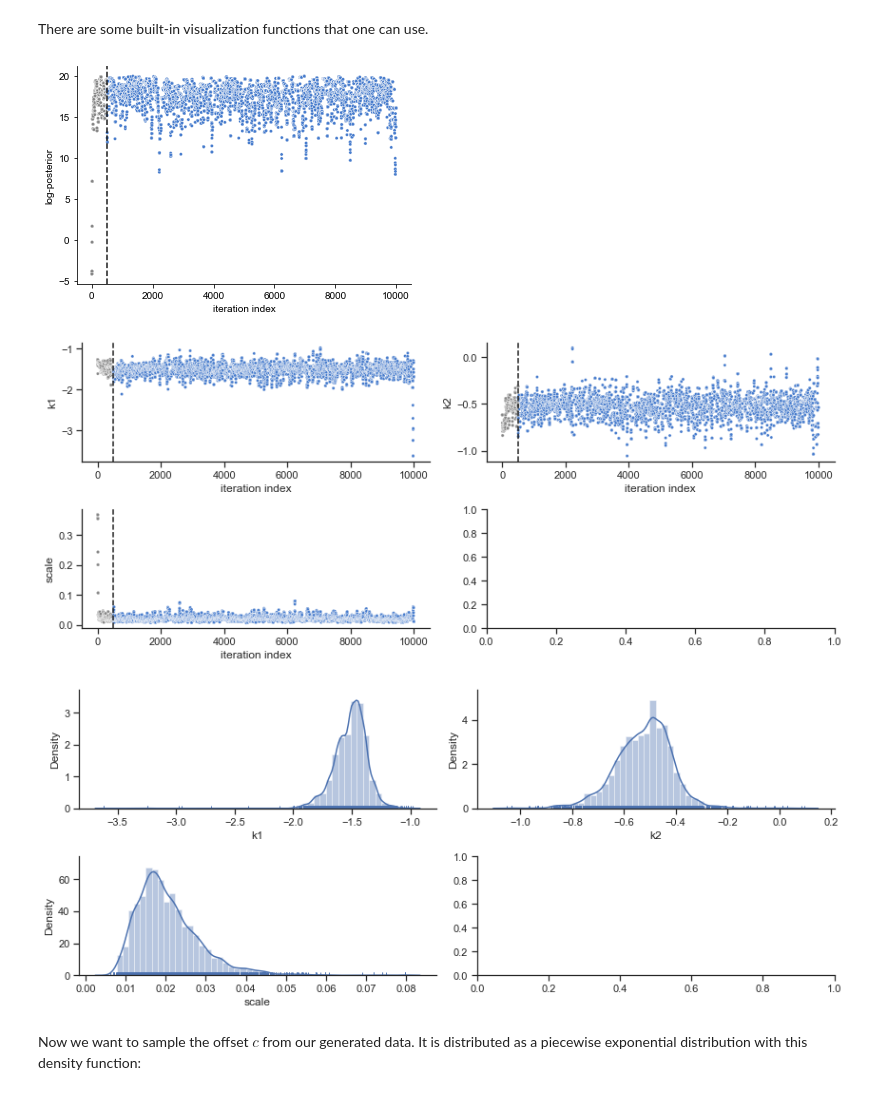
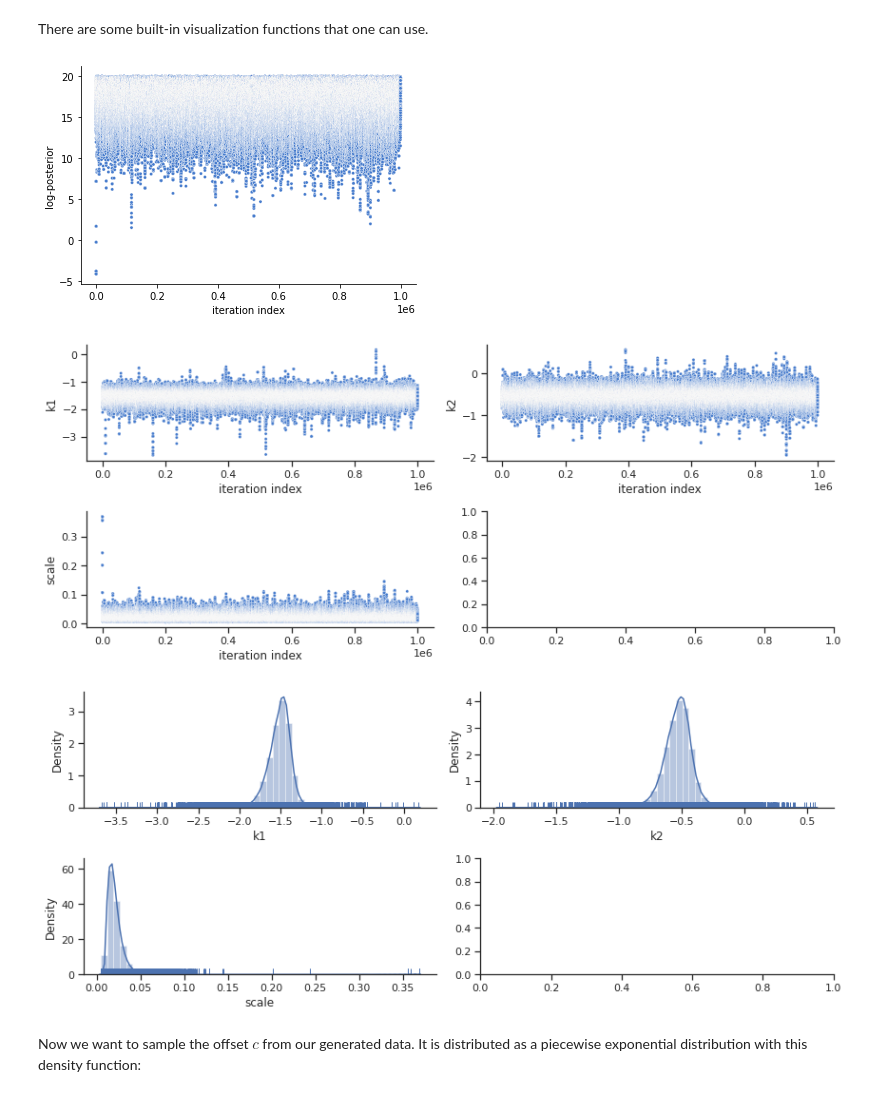
Before and after one commit to feddersmichael/Bachelor-Thesis-Marginal-Sampling, a Jupyter notebook: Sampling/Laplacian_noise/Conversion_Reaction_model/Laplacian_noise_Conversian_Reaction_Offset_Marginalised.ipynb, the cells around one changed output. Drawn from its saved outputs; the diff is of its cells as text; code cells hidden in the pictures.

```diff
--- a/Sampling/Laplacian_noise/Conversion_Reaction_model/Laplacian_noise_Conversian_Reaction_Offset_Marginalised.ipynb
+++ b/Sampling/Laplacian_noise/Conversion_Reaction_model/Laplacian_noise_Conversian_Reaction_Offset_Marginalised.ipynb
@@ -112,7 +112,7 @@ lamda = 0.01
 problem = marginal_sampling()
 
 # MCMC chain length
-n_samples= 1e4
+n_samples= 1e5
 
 # call the sampler of choice
 sampler = sample.AdaptiveMetropolisSampler()
@@ -138,22 +138,22 @@ for n in range(runs):
 
     # save the results as a pickle object
     if save_results:
-        results = [result.sample_result, 'LP_CR_OM']
+        results = [result.sample_result]
         with open('Results/Offset_marginalized/' + str(n) + '.pickle','wb') as result_file:
             pickle.dump(results, result_file, n)
 # %% [markdown]
 There are some built-in visualization functions that one can use.
 # %%
-ax = visualize.sampling_fval_trace(result,full_trace=True)
+ax = visualize.sampling_fval_traces(result,full_trace=True)
 # Visualize the parameter trace
-ax = visualize.sampling.sampling_parameters_trace(result, use_problem_bounds=False,
+ax = visualize.sampling.sampling_parameter_traces(result, use_problem_bounds=False,
                                                   full_trace=True, size=(12,5))
 # Visualize the one-dimensional marginals --> Important!
 ax = visualize.sampling_1d_marginals(result, size=(12,5))
 # %% [output]
-[figure, old version]
+[figure, new version]
-[figure, old version]
+[figure, new version]
-[figure, old version]
+[figure, new version]
 # %% [markdown]
 Now we want to sample the offset $c$ from our generated data. It is distributed as a piecewise exponential distribution with this density function:
 # %% [markdown]
```
Also changed, not shown: parts of 3 cells of this notebook, 3 other files.
